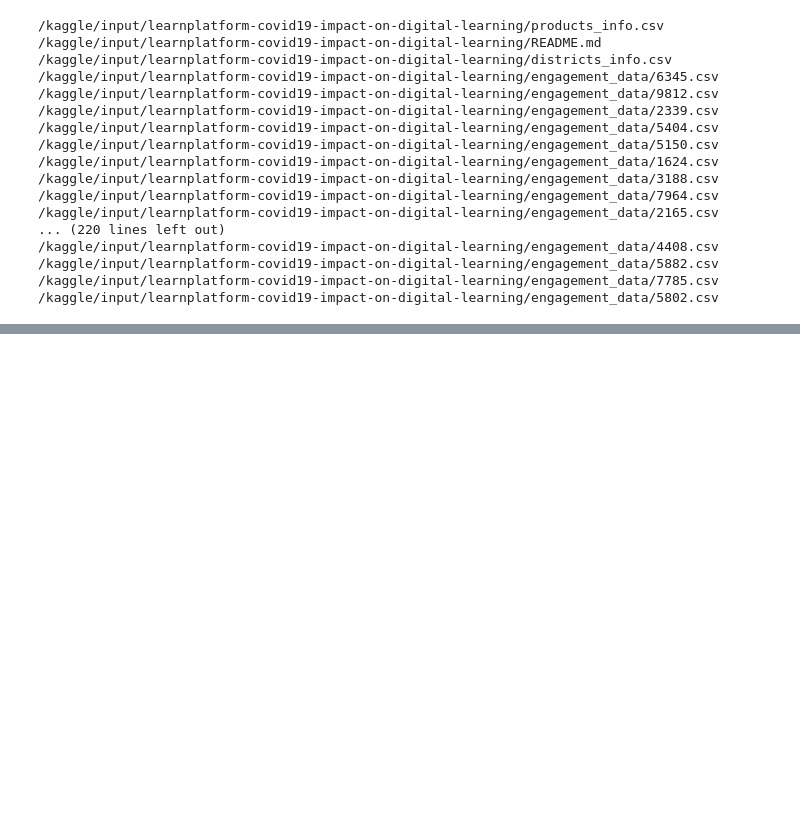
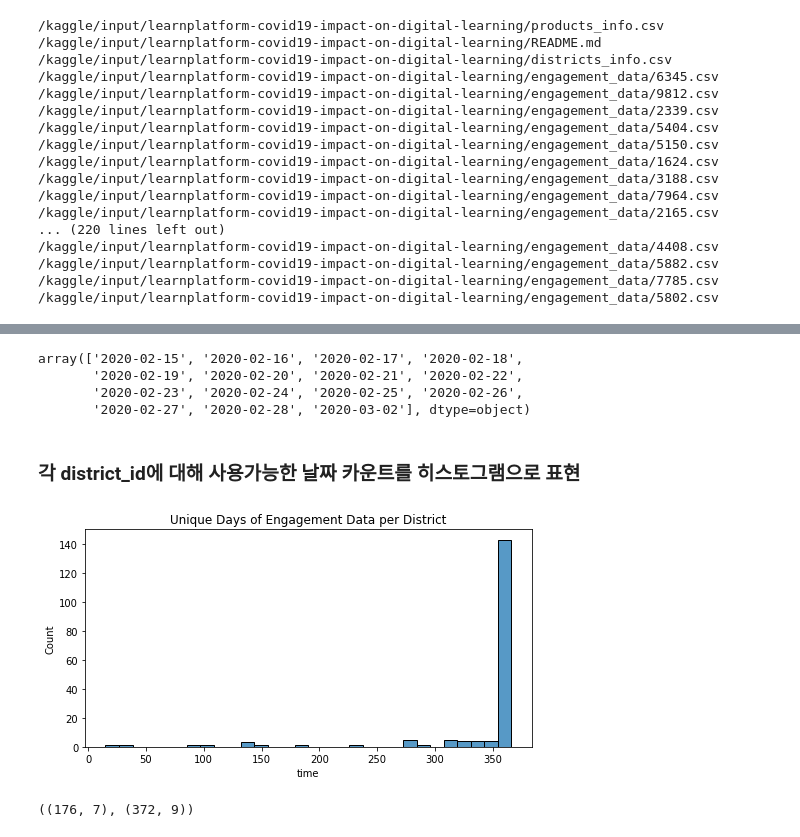
Before and after one commit to genie-lee-beep/Jieun-Lee, a Jupyter notebook: AI Competition/learnplatform-covid19-impact-on-digital-learning/learnplatform-eda-210818v.ipynb, the cells around one changed output, grey strips where cells are left out. Cells and saved outputs as stored; diff of their text form; code cells hidden in the pictures; blank space fills up the shorter version.

```diff
--- a/AI Competition/learnplatform-covid19-impact-on-digital-learning/learnplatform-eda-210818v.ipynb
+++ b/AI Competition/learnplatform-covid19-impact-on-digital-learning/learnplatform-eda-210818v.ipynb
@@ -43,0 +128,6 @@ districts_df.head()
+# %%
+# state 의 NAN을 뺀다.
+
+print(districts_df.shape)
+districts_df = districts_df[districts_df.state.notna()].reset_index(drop=True)
+print(districts_df.shape)
@@ -43,0 +249,11 @@ districts_df.head()
+# %%
+PATH = "../input/learnplatform-covid19-impact-on-digital-learning/engagement_data"
+
+temp = []
+
+for district in districts_df.district_id.unique():
+    df = pd.read_csv(f'{PATH}/{district}.csv', index_col=None, header=0)
+    df['district_id'] = district
+    temp.append(df)
+
+len(temp)
@@ -43,0 +262,5 @@ districts_df.head()
+# %%
+
+engagement = pd.concat(temp)
+engagement = engagement.reset_index(drop=True)
+engagement.head()
@@ -43,0 +308,17 @@ districts_df.head()
+# %%
+engagement[engagement['district_id']==3670].time.unique()
+# %% [output]
+array(['2020-02-15', '2020-02-16', '2020-02-17', '2020-02-18',
+       '2020-02-19', '2020-02-20', '2020-02-21', '2020-02-22',
+       '2020-02-23', '2020-02-24', '2020-02-25', '2020-02-26',
+       '2020-02-27', '2020-02-28', '2020-03-02'], dtype=object)
+# %% [markdown]
+### 각 district_id에 대해 사용가능한 날짜 카운트를 히스토그램으로 표현
+# %%
+fig, ax = plt.subplots(1, 1, figsize=(8,4))
+
+sns.histplot(engagement.groupby('district_id').time.nunique(), bins=30)
+ax.set_title('Unique Days of Engagement Data per District')
+plt.show()
+# %% [output]
+[figure, added]
@@ -43,0 +339,4 @@ districts_df.head()
+# %%
+districts_df.shape, products_df.shape
+# %% [output]
+((176, 7), (372, 9))
```
Also changed, not shown: parts of 47 cells of this notebook.
